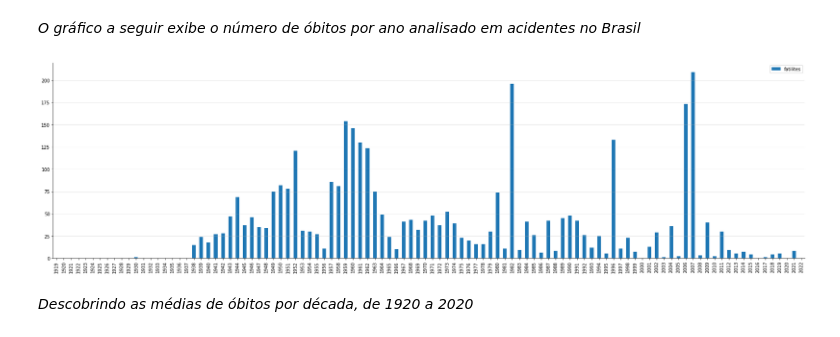
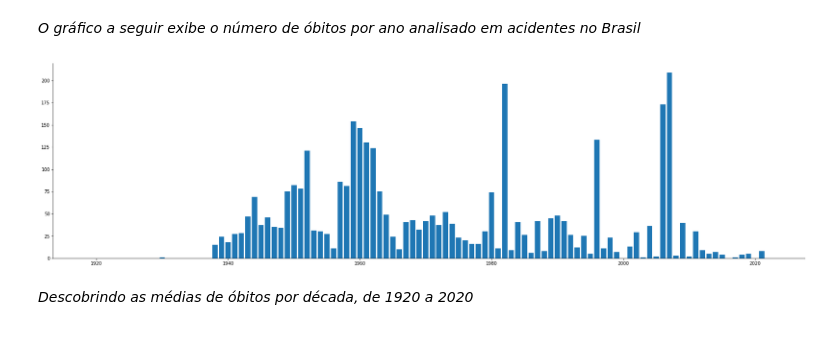
Before and after one commit to bessasjr/Analise_acidentes_aereos, a Jupyter notebook: main.ipynb, the cells around one changed output. Saved outputs shown, nothing was run; the diff lists cells and outputs as text; code cells hidden in the pictures.

```diff
--- a/main.ipynb
+++ b/main.ipynb
@@ -324,11 +332,13 @@ df_br_year
 # %% [markdown]
 *O gráfico a seguir exibe o número de óbitos por ano analisado em acidentes no Brasil*
 # %%
-df_br_year.plot.bar(figsize=(30,8)).grid(axis='y', alpha=0.4)
+#df_br_year.plot.bar(figsize=(30,8)).grid(axis='y', alpha=0.4)
+fig = plt.subplots(figsize=(30,8))
+plt.bar(data=df_br_year, height=df_br_year.fatilites, x=df_br_year.index)
 sns.despine()
 plt.show()
 # %% [output]
-[figure, old version]
+[figure, new version]
 # %% [markdown]
 *Descobrindo as médias de óbitos por década, de 1920 a 2020*
 # %%
```
Also changed, not shown: parts of 12 cells of this notebook.
